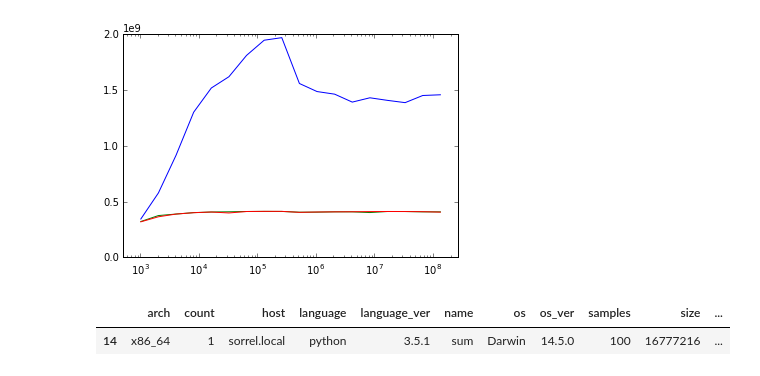
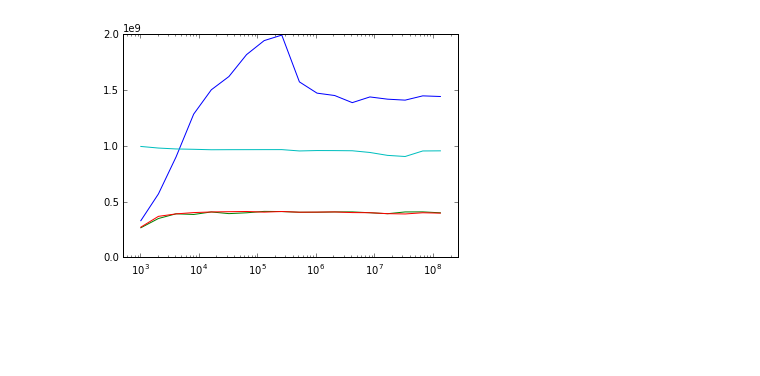
Before and after one commit to alexhsamuel/jsdata, a Jupyter notebook: benchmark/benchmarks.ipynb, the cells around one changed output. Drawn from its saved outputs; the diff is of its cells as text; code cells hidden in the pictures; blank space fills up the shorter version.

```diff
--- a/benchmark/benchmarks.ipynb
+++ b/benchmark/benchmarks.ipynb
@@ -30,20 +31,17 @@ df
 # %%
 py = df[df["language"] == "python"]
 plt.semilogx(py["length"], py["rate"])
 js = df[df["language"] == "node.js"]
 js0 = js[js["name"] == "sum_loop"]
 plt.semilogx(js0["length"], js0["rate"])
 js1 = js[js["name"] == "ops.sum"]
 plt.semilogx(js1["length"], js1["rate"])
+cxx = df[df["language"] == "c++"]
+plt.semilogx(cxx["length"], cxx["rate"])
 # plt.gcf().set_figwidth(20)
 
 plt.gca().set_xlim(df["length"].min() / 2, df["length"].max() * 2)
 plt.gca().set_ylim(0);
 # %% [output]
-[figure, old version]
+[figure, new version]
-# %%
-df[df["size"] == 1 << 24]
-# %% [output]
-|  | arch | count | host | language | language_ver | name | os | os_ver | samples | size | ... |
-| 14 | x86_64 | 1 | sorrel.local | python | 3.5.1 | sum | Darwin | 14.5.0 | 100 | 16777216 | ... |
 # %%
```
Also changed, not shown: parts of 2 cells of this notebook.
